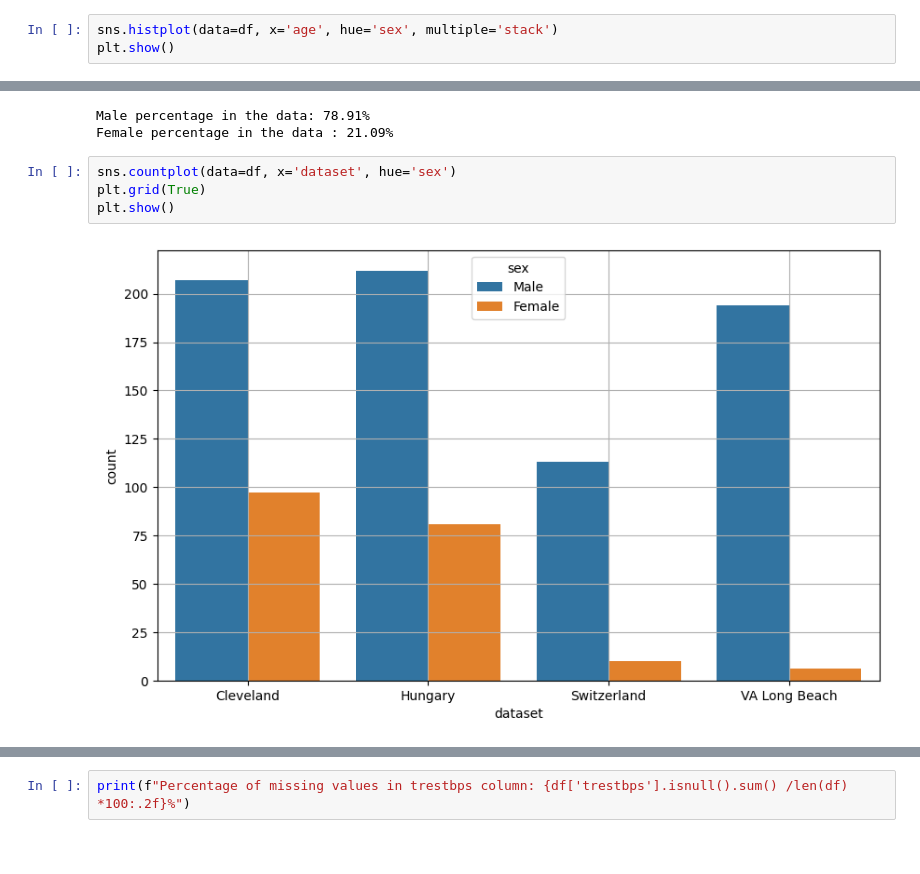
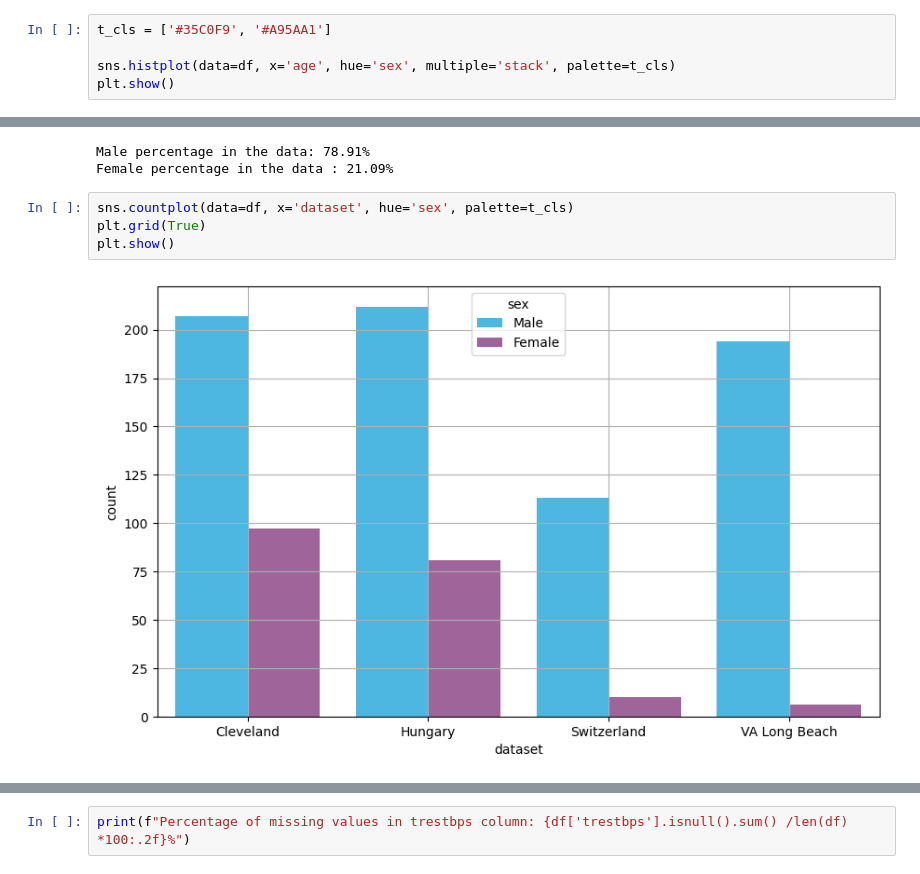
Before and after one commit to mattiaise/scientific-visualization, a Jupyter notebook: tiaHeart.ipynb, the cells around one changed output, grey strips where cells are left out. Cells and saved outputs as stored; diff of their text form.

```diff
--- a/tiaHeart.ipynb
+++ b/tiaHeart.ipynb
@@ -24,6 +24,8 @@ plt.show()
 # %% [markdown]
 The age column distribution seems to be normaly distributed because we can clearly see the bill curve.
 # %%
-sns.histplot(data=df, x='age', hue='sex', multiple='stack')
+t_cls = ['#35C0F9', '#A95AA1']
+
+sns.histplot(data=df, x='age', hue='sex', multiple='stack', palette=t_cls)
 plt.show()
 # %% [output]
@@ -52,8 +54,8 @@ print(f'Female percentage in the data : {female_percentages:.2f}%')
 Male percentage in the data: 78.91%
 Female percentage in the data : 21.09%
 # %%
-sns.countplot(data=df, x='dataset', hue='sex')
+sns.countplot(data=df, x='dataset', hue='sex', palette=t_cls)
 plt.grid(True)
 plt.show()
 # %% [output]
-[figure, old version]
+[figure, new version]
```
Also changed, not shown: parts of 10 cells of this notebook.
